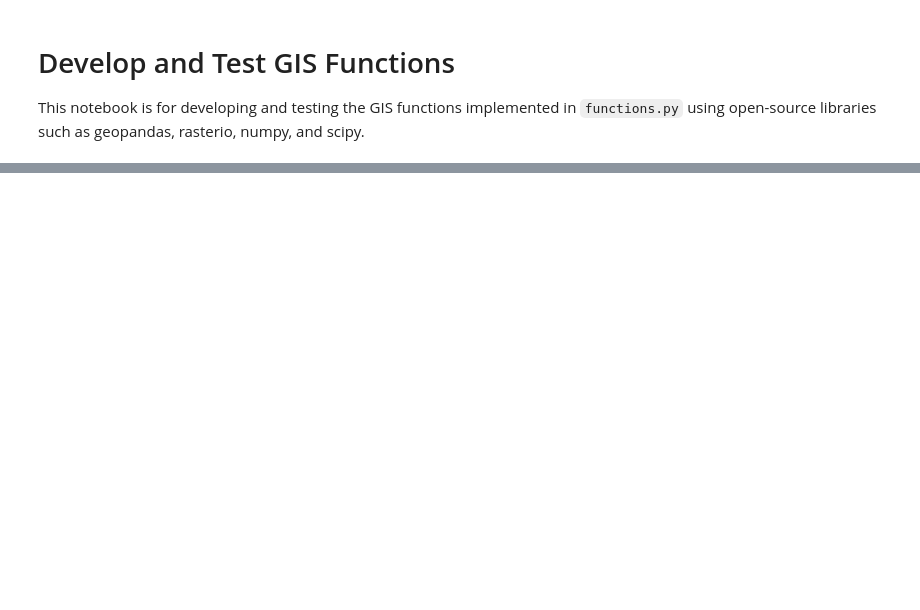
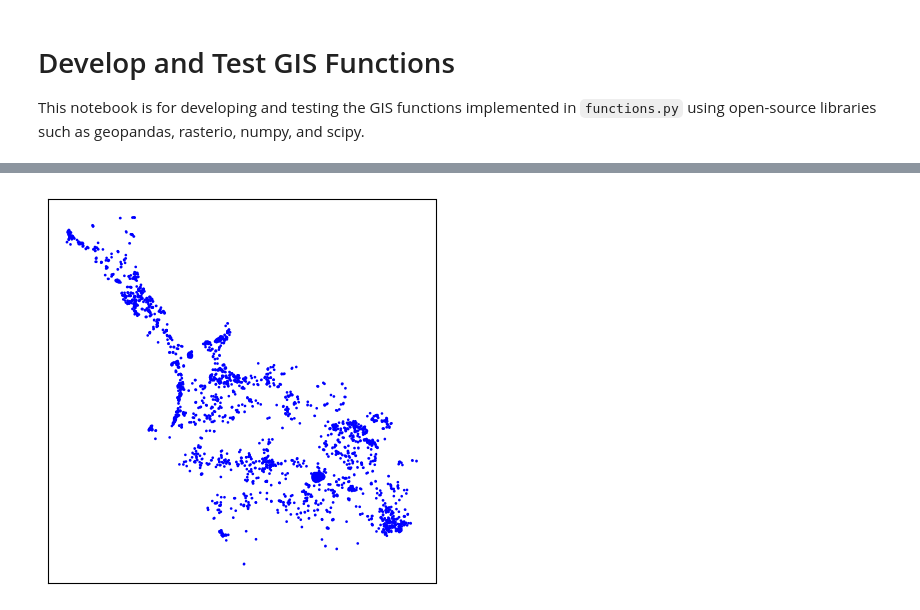
Before and after one commit to landyking/site-analyzer, a Jupyter notebook: experiments/gistest.ipynb, the cells around one changed output, grey strips where cells are left out. Saved outputs shown, nothing was run; the diff lists cells and outputs as text; code cells hidden in the pictures; blank space fills up the shorter version.

```diff
--- a/experiments/gistest.ipynb
+++ b/experiments/gistest.ipynb
@@ -286,0 +74,12 @@ show_raster(distance_residential_in_district_raster)
+# %%
+# Create buffer for lake areas in a specific district
+lake_in_district_shp=f'{root_dir}/output-data/lake-in-district.shp'
+buffered_lake_in_district_shp=f'{root_dir}/output-data/buffered-lake-in-district.shp'
+fs.RPL_Buffer_analysis(
+    input=lake_in_district_shp,
+    output=buffered_lake_in_district_shp,
+    buffer_distance=500
+)
+tools.show_shapefile_plot(buffered_lake_in_district_shp)
+# %% [output]
+[figure, added]
```
Also changed, not shown: parts of 36 cells of this notebook, 1 other file.
